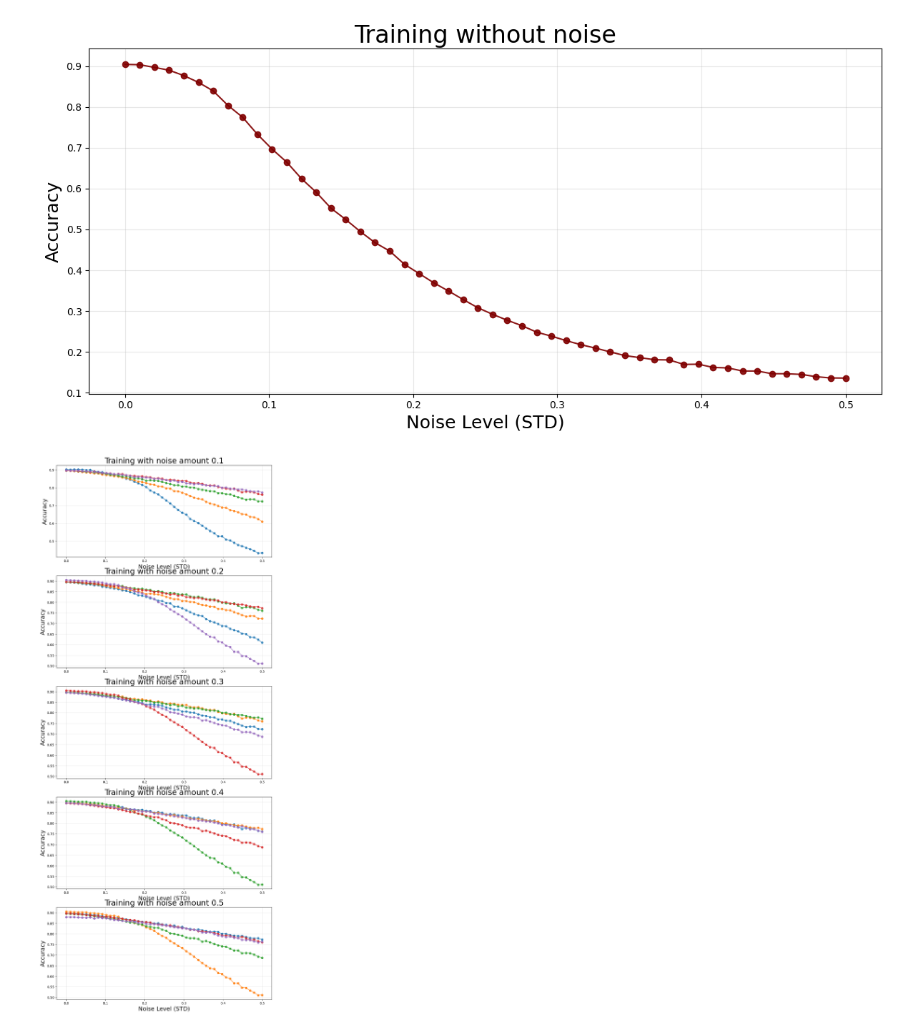
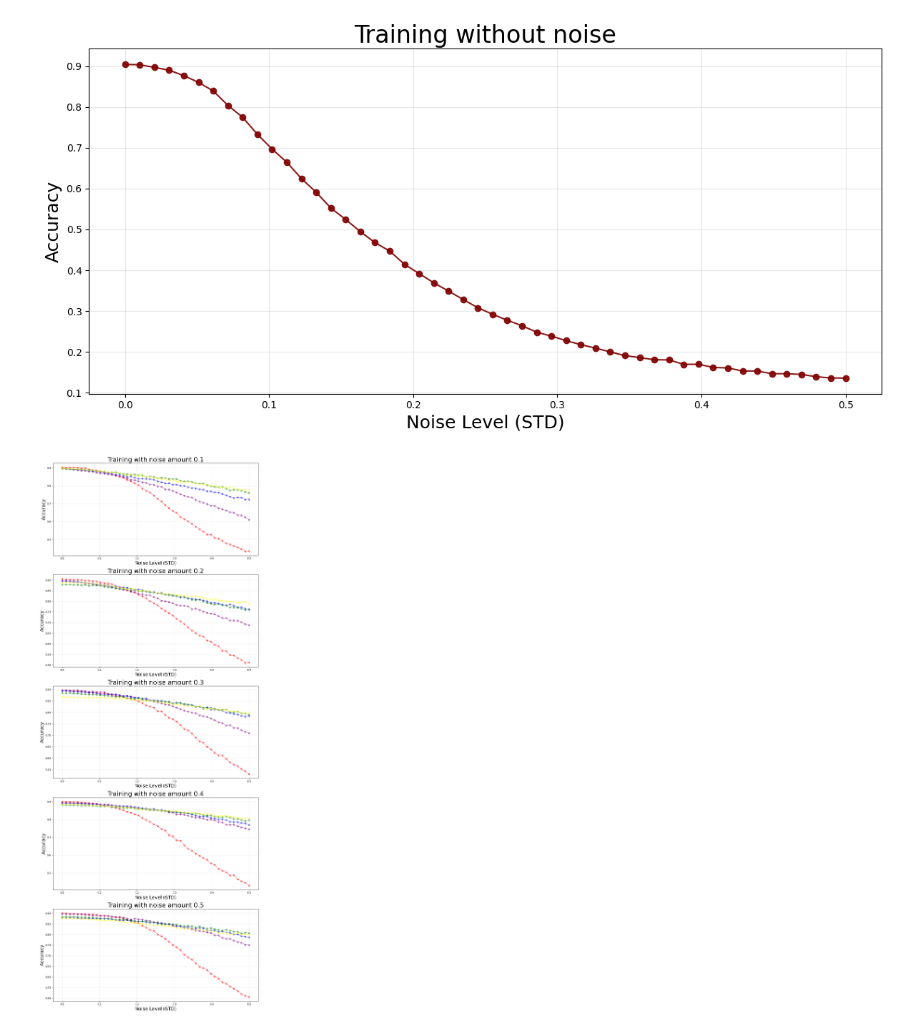
Before and after one commit to LorenzoMercado/Cognitive-Modeling-Project, a Jupyter notebook: results.ipynb, the cells around one changed output. Cells and saved outputs as stored; diff of their text form; code cells hidden in the pictures.

Commit message:
Slightly better graphs

```diff
--- a/results.ipynb
+++ b/results.ipynb
@@ -22,16 +22,19 @@ ax.grid(alpha=0.3)
 f.tight_layout()
 # %% [output]
 [figure]
+# %%
+colors = ['red', 'purple', 'blue', 'green', 'yellow']
 # %%
 # Create a set of 5 subplots each plotting 5 rows of data starting with row 2
 f, axs = plt.subplots(5, 1, figsize=(12, 30))
 for i in range(5):
     ax = axs[i]
     for j in range(5):
-      ax.plot(noise_levels, data[i + j + 1], '-o', alpha=0.9)
+      ax.plot(noise_levels, data[i * 5 + j + 1], '-o',color = colors[j], alpha=0.5)
     ax.set_xlabel('Noise Level (STD)', fontsize=18)
     ax.set_ylabel('Accuracy', fontsize=18)
     ax.set_title(f'Training with noise amount {i * 0.1 + 0.1:.1f}', fontsize=24)
     ax.grid(alpha=0.3)
+f.tight_layout()
 # %% [output]
-[figure, old version]
+[figure, new version]
```
Also changed, not shown: parts of 1 cell of this notebook.
